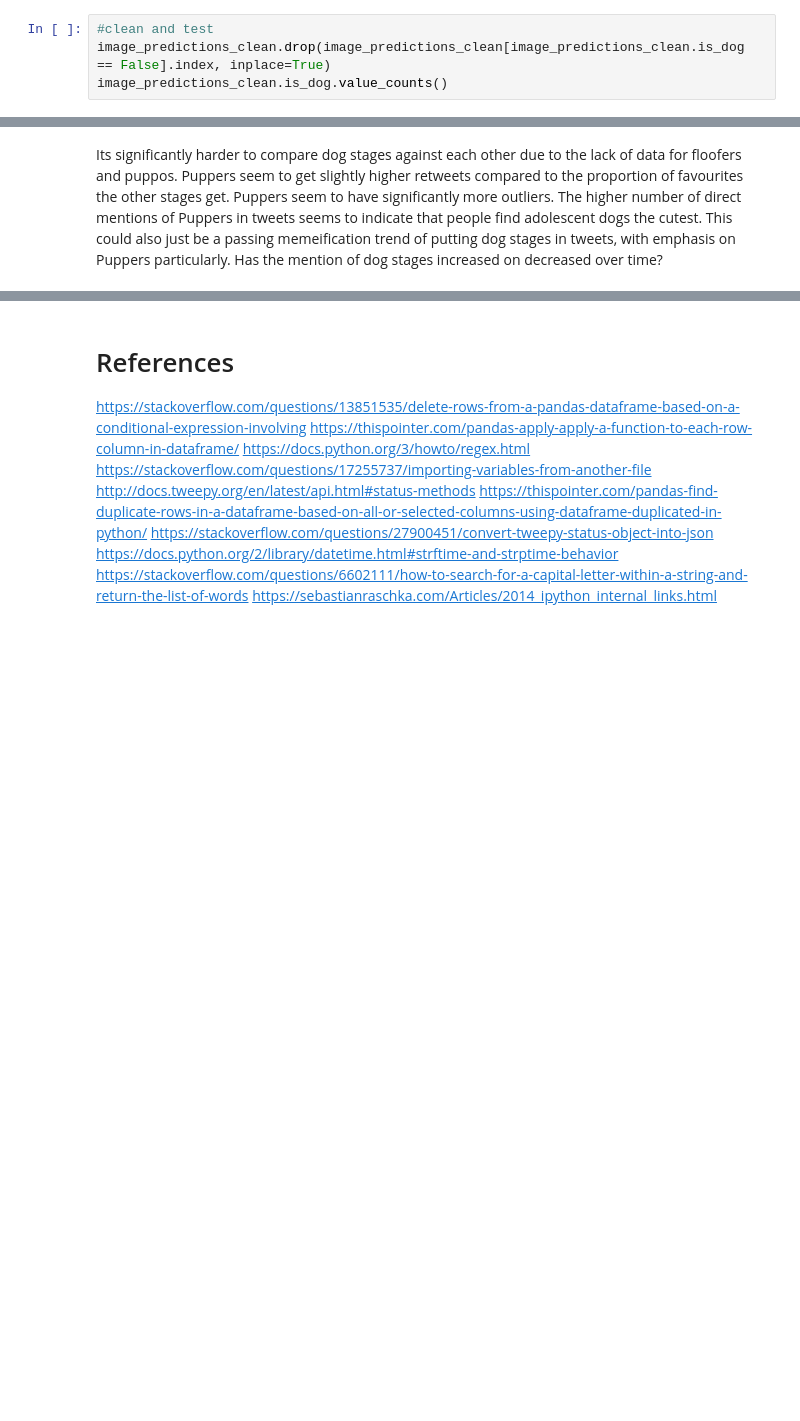
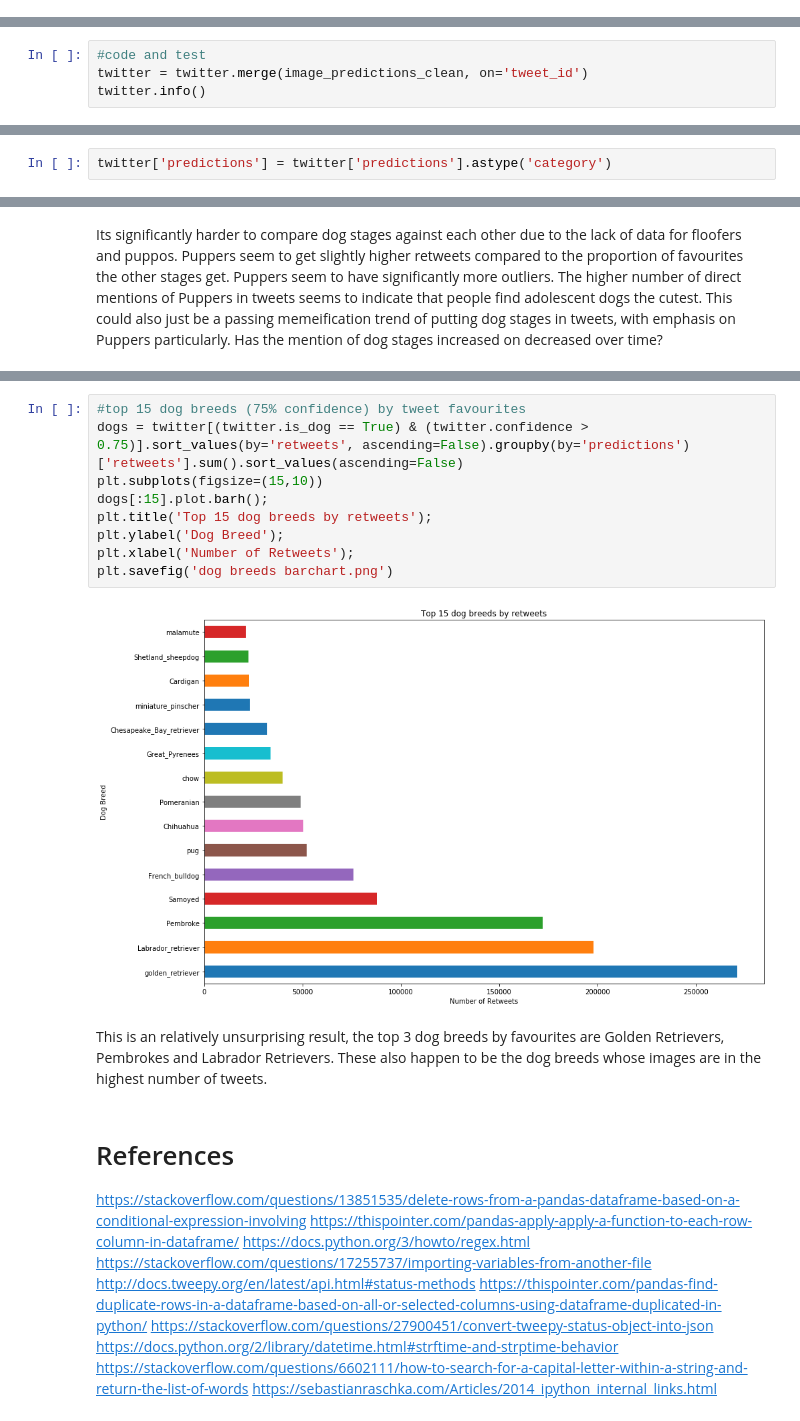
Before and after one commit to aleighton/Project4, a Jupyter notebook: wrangle_act.ipynb, the cells around one changed output, grey strips where cells are left out. Cells and saved outputs as stored; diff of their text form; blank space fills up the shorter version.

```diff
--- a/wrangle_act.ipynb
+++ b/wrangle_act.ipynb
@@ -602,4 +626,0 @@ memory usage: 249.2+ KB
-# %%
-#clean and test
-image_predictions_clean.drop(image_predictions_clean[image_predictions_clean.is_dog == False].index, inplace=True)
-image_predictions_clean.is_dog.value_counts()
@@ -655,0 +662,4 @@ memory usage: 179.6+ KB
+# %%
+#code and test
+twitter = twitter.merge(image_predictions_clean, on='tweet_id')
+twitter.info()
@@ -667,3 +699,5 @@ image_predictions_clean['tweet_id'] = image_predictions_clean['tweet_id'].astype
+# %%
+twitter['predictions'] = twitter['predictions'].astype('category')
 # %%
 #test
 twitter.info()
@@ -767,3 +839,16 @@ It appears the mentions of dog stages is starting to thin out over time. However
+# %%
+#top 15 dog breeds (75% confidence) by tweet favourites
+dogs = twitter[(twitter.is_dog == True) & (twitter.confidence > 0.75)].sort_values(by='retweets', ascending=False).groupby(by='predictions')['retweets'].sum().sort_values(ascending=False)
+plt.subplots(figsize=(15,10))
+dogs[:15].plot.barh();
+plt.title('Top 15 dog breeds by retweets');
+plt.ylabel('Dog Breed');
+plt.xlabel('Number of Retweets');
+plt.savefig('dog breeds barchart.png')
+# %% [output]
+[figure, added]
+# %% [markdown]
+This is an relatively unsurprising result, the top 3 dog breeds by favourites are Golden Retrievers, Pembrokes and Labrador Retrievers. These also happen to be the dog breeds whose images are in the highest number of tweets.
 # %% [markdown]
 <a id='references'></a>
 # References
```
Also changed, not shown: parts of 33 cells of this notebook.
